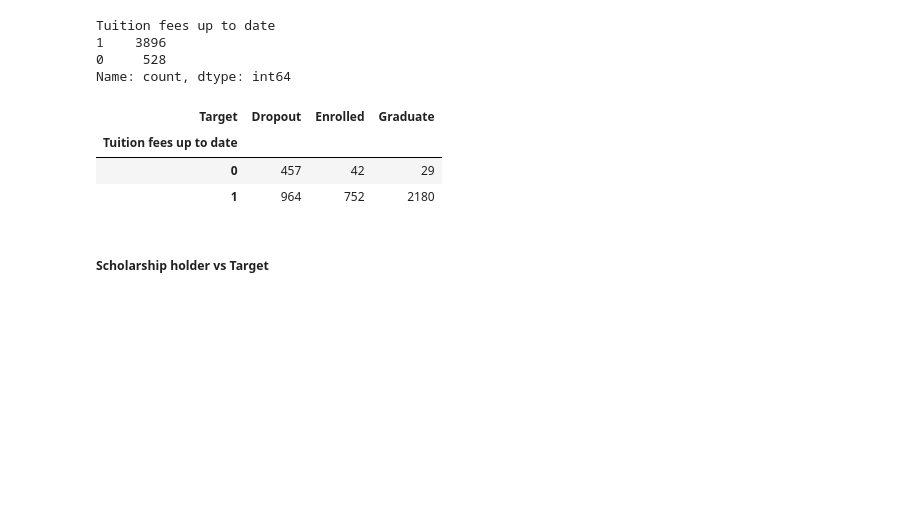
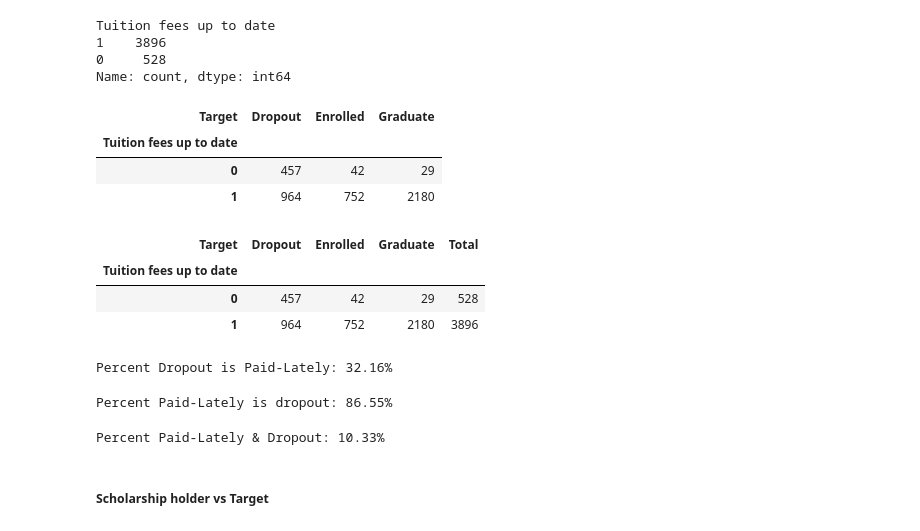
Before and after one commit to Sulbae/Student-s-Performances-Dashboard, a Jupyter notebook: notebook.ipynb, the cells around one changed output. Saved outputs shown, nothing was run; the diff lists cells and outputs as text; code cells hidden in the pictures; blank space fills up the shorter version.

```diff
--- a/notebook.ipynb
+++ b/notebook.ipynb
@@ -749,17 +758,38 @@ Tuition fees up to date
 0     528
 Name: count, dtype: int64
 # %%
-tuition_df = df.groupby('Tuition fees up to date')['Target'].value_counts().unstack(fill_value=0)
+payment_df = df.groupby('Tuition fees up to date')['Target'].value_counts().unstack(fill_value=0)
 
-tuition_df
+payment_df
 # %% [output]
 | Target | Dropout | Enrolled | Graduate |
 | Tuition fees up to date |  |  |  |
 | 0 | 457 | 42 | 29 |
 | 1 | 964 | 752 | 2180 |
+# %%
+payment_df['Total'] = payment_df.sum(axis=1)
+
+payment_df
+# %% [output]
+| Target | Dropout | Enrolled | Graduate | Total |
+| Tuition fees up to date |  |  |  |  |
+| 0 | 457 | 42 | 29 | 528 |
+| 1 | 964 | 752 | 2180 | 3896 |
 # %%
-# Kontribusi Paid on-time terhadap Dropout
-print(f"Percent Dropout is debtor: {debtor_df['Dropout'].loc[1] / debtor_df['Dropout'].sum() * 100:.2f}%")
+# Kontribusi Ketidaktepatan pembayaran terhadap Dropout
+print(f"Percent Dropout is Paid-Lately: {payment_df['Dropout'].loc[0] / payment_df['Dropout'].sum() * 100:.2f}%")
+# %% [output]
+Percent Dropout is Paid-Lately: 32.16%
+# %%
+# Tingkat risiko Dropout pada mahasiswa yang terlambat bayar
+print(f"Percent Paid-Lately is dropout: {payment_df['Dropout'].loc[0] / payment_df['Total'].loc[0].sum() * 100:.2f}%")
+# %% [output]
+Percent Paid-Lately is dropout: 86.55%
+# %%
+# Proporsi Paid-Lately + Dropout
+print(f"Percent Paid-Lately & Dropout: {payment_df.loc[0, 'Dropout'] / payment_df['Total'].sum() * 100:.2f}%")
+# %% [output]
+Percent Paid-Lately & Dropout: 10.33%
 # %% [markdown]
 ##### Scholarship holder vs Target
 # %%
```
Also changed, not shown: parts of 1 cell of this notebook.
